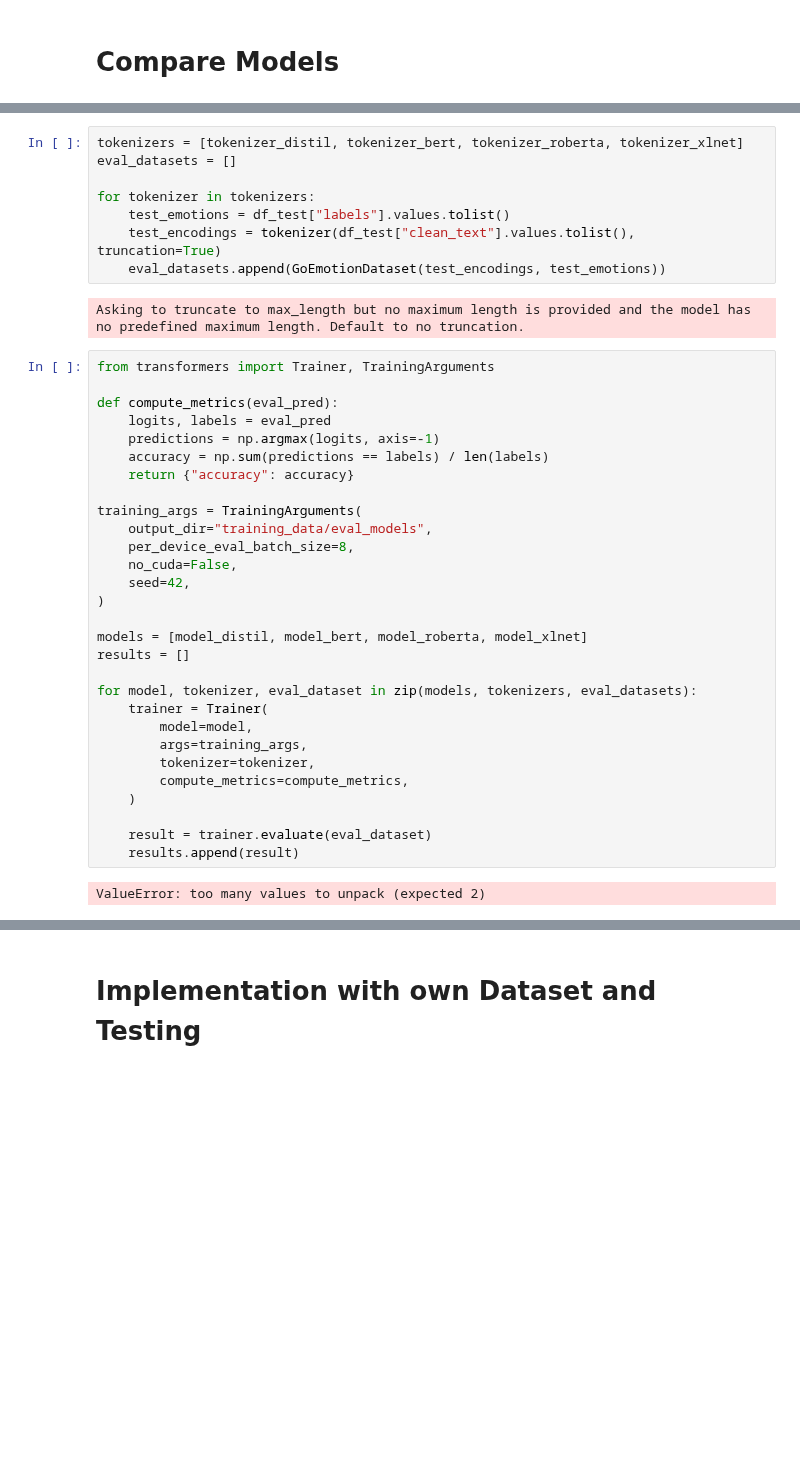
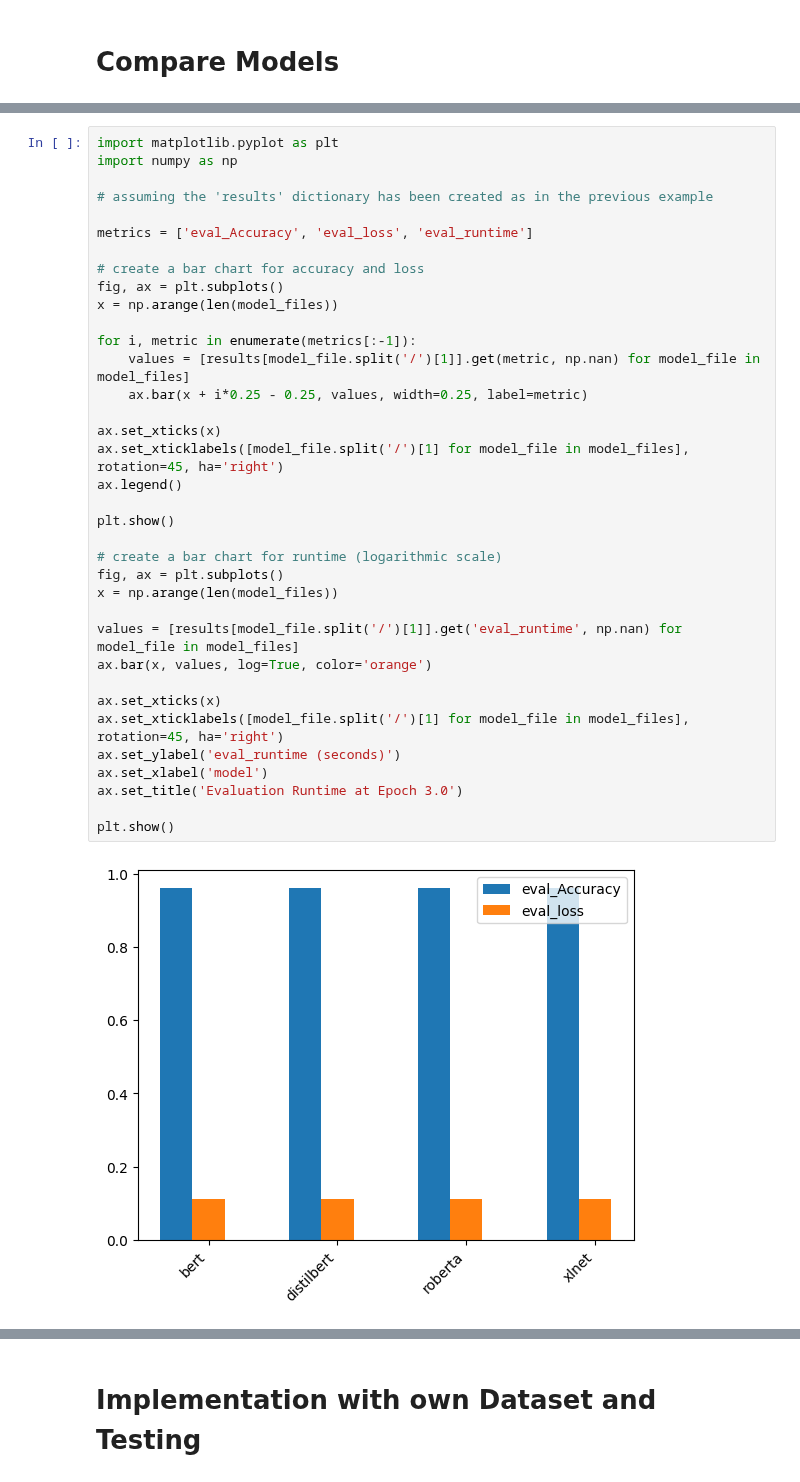
Before and after one commit to reiid00/MEIA-PROJ3, a Jupyter notebook: SentimentAnalysis/Model/model-process.ipynb, the cells around one changed output, grey strips where cells are left out. Cells and saved outputs as stored; diff of their text form; blank space fills up the shorter version.

```diff
--- a/SentimentAnalysis/Model/model-process.ipynb
+++ b/SentimentAnalysis/Model/model-process.ipynb
@@ -921,41 +898,38 @@ df.head()
-# %%
-tokenizers = [tokenizer_distil, tokenizer_bert, tokenizer_roberta, tokenizer_xlnet]
-eval_datasets = []
-
-for tokenizer in tokenizers:
-    test_emotions = df_test["labels"].values.tolist()
-    test_encodings = tokenizer(df_test["clean_text"].values.tolist(), truncation=True)
-    eval_datasets.append(GoEmotionDataset(test_encodings, test_emotions))
-# %% [output]
-Asking to truncate to max_length but no maximum length is provided and the model has no predefined maximum length. Default to no truncation.
-# %%
-from transformers import Trainer, TrainingArguments
-
-def compute_metrics(eval_pred):
-    logits, labels = eval_pred
-    predictions = np.argmax(logits, axis=-1)
-    accuracy = np.sum(predictions == labels) / len(labels)
-    return {"accuracy": accuracy}
-
-training_args = TrainingArguments(
-    output_dir="training_data/eval_models",
-    per_device_eval_batch_size=8,
-    no_cuda=False,
-    seed=42,
-)
-
-models = [model_distil, model_bert, model_roberta, model_xlnet]
-results = []
-
-for model, tokenizer, eval_dataset in zip(models, tokenizers, eval_datasets):
-    trainer = Trainer(
-        model=model,
-        args=training_args,
-        tokenizer=tokenizer,
-        compute_metrics=compute_metrics,
-    )
-
-    result = trainer.evaluate(eval_dataset)
-    results.append(result)
-# %% [output]
-ValueError: too many values to unpack (expected 2)
+# %%
+import matplotlib.pyplot as plt
+import numpy as np
+
+# assuming the 'results' dictionary has been created as in the previous example
+
+metrics = ['eval_Accuracy', 'eval_loss', 'eval_runtime']
+
+# create a bar chart for accuracy and loss
+fig, ax = plt.subplots()
+x = np.arange(len(model_files))
+
+for i, metric in enumerate(metrics[:-1]):
+    values = [results[model_file.split('/')[1]].get(metric, np.nan) for model_file in model_files]
+    ax.bar(x + i*0.25 - 0.25, values, width=0.25, label=metric)
+
+ax.set_xticks(x)
+ax.set_xticklabels([model_file.split('/')[1] for model_file in model_files], rotation=45, ha='right')
+ax.legend()
+
+plt.show()
+
+# create a bar chart for runtime (logarithmic scale)
+fig, ax = plt.subplots()
+x = np.arange(len(model_files))
+
+values = [results[model_file.split('/')[1]].get('eval_runtime', np.nan) for model_file in model_files]
+ax.bar(x, values, log=True, color='orange')
+
+ax.set_xticks(x)
+ax.set_xticklabels([model_file.split('/')[1] for model_file in model_files], rotation=45, ha='right')
+ax.set_ylabel('eval_runtime (seconds)')
+ax.set_xlabel('model')
+ax.set_title('Evaluation Runtime at Epoch 3.0')
+
+plt.show()
+# %% [output]
+[figure, added]
```
Also changed, not shown: parts of 16 cells of this notebook.
